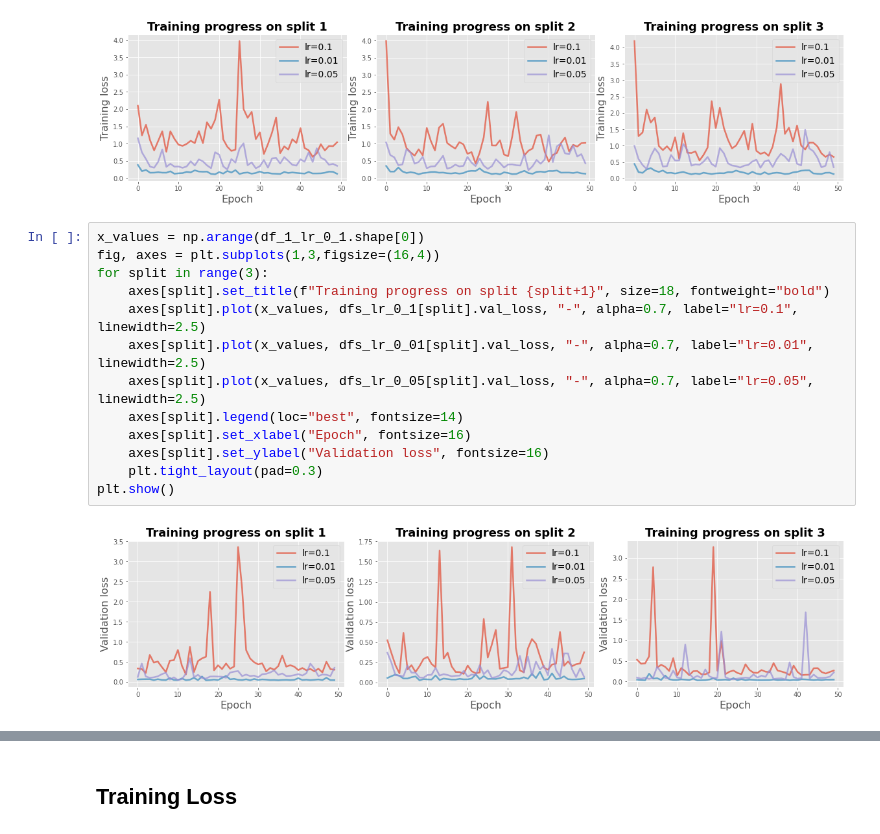
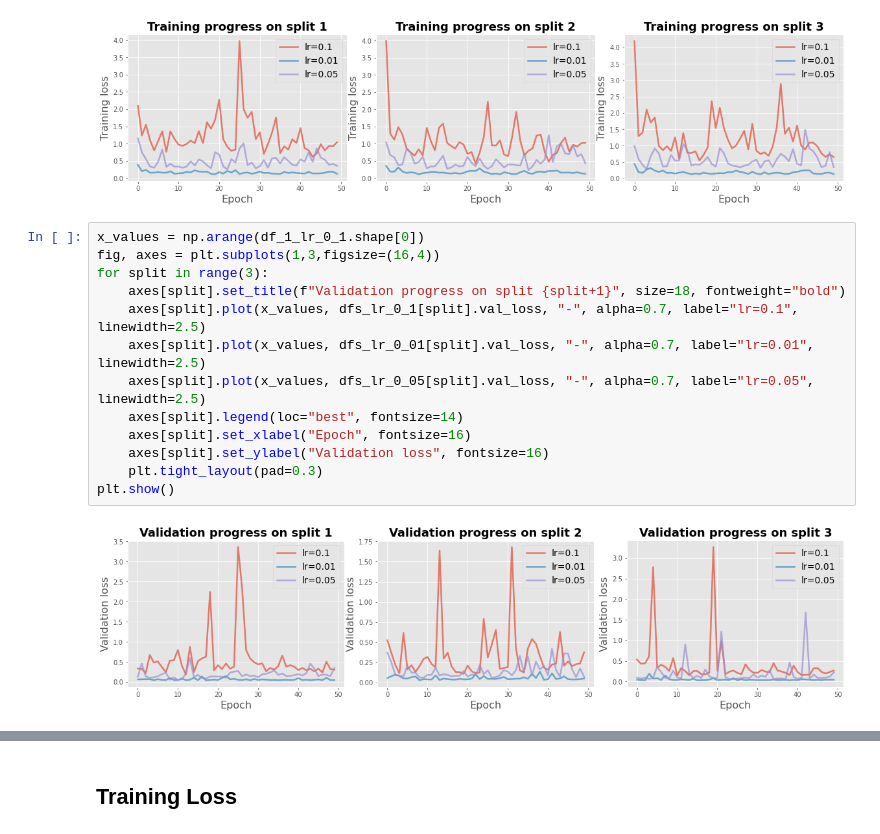
Before and after one commit to federicoarenasl/BoVW-ResNet18-Robustness-Evaluation, a Jupyter notebook: resnet_data_analyser.ipynb, the cells around one changed output, grey strips where cells are left out. Drawn from its saved outputs; the diff is of its cells as text.

```diff
--- a/resnet_data_analyser.ipynb
+++ b/resnet_data_analyser.ipynb
@@ -55,15 +55,15 @@ plt.show()
 # %%
 x_values = np.arange(df_1_lr_0_1.shape[0])
 fig, axes = plt.subplots(1,3,figsize=(16,4))
 for split in range(3):
-    axes[split].set_title(f"Training progress on split {split+1}", size=18, fontweight="bold")
+    axes[split].set_title(f"Validation progress on split {split+1}", size=18, fontweight="bold")
     axes[split].plot(x_values, dfs_lr_0_1[split].val_loss, "-", alpha=0.7, label="lr=0.1", linewidth=2.5)
     axes[split].plot(x_values, dfs_lr_0_01[split].val_loss, "-", alpha=0.7, label="lr=0.01", linewidth=2.5)
     axes[split].plot(x_values, dfs_lr_0_05[split].val_loss, "-", alpha=0.7, label="lr=0.05", linewidth=2.5)
     axes[split].legend(loc="best", fontsize=14)
     axes[split].set_xlabel("Epoch", fontsize=16)
     axes[split].set_ylabel("Validation loss", fontsize=16)
     plt.tight_layout(pad=0.3)
 plt.show()
 # %% [output]
-[figure, old version]
+[figure, new version]
```
Also changed, not shown: parts of 12 cells of this notebook, 1 other file.
